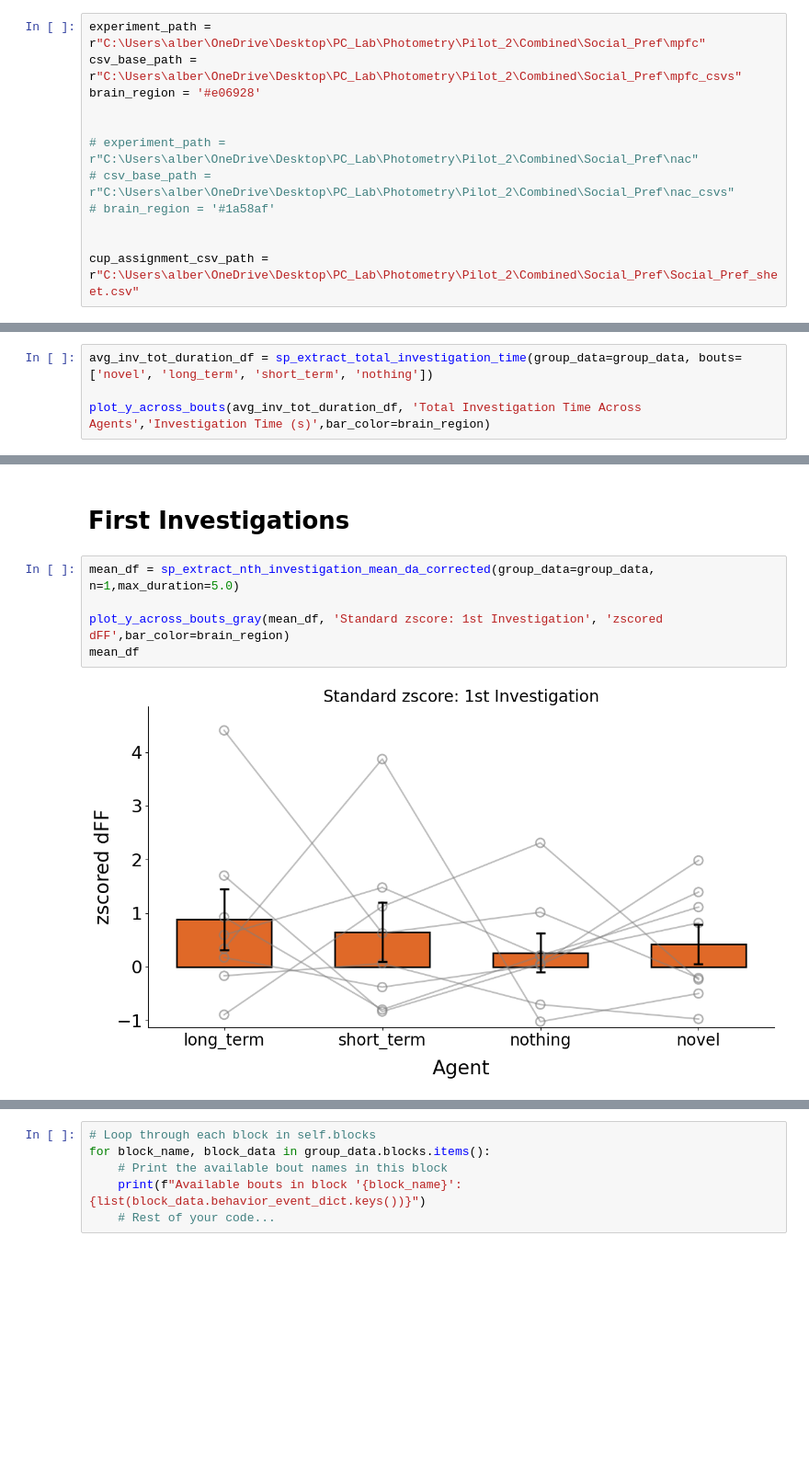
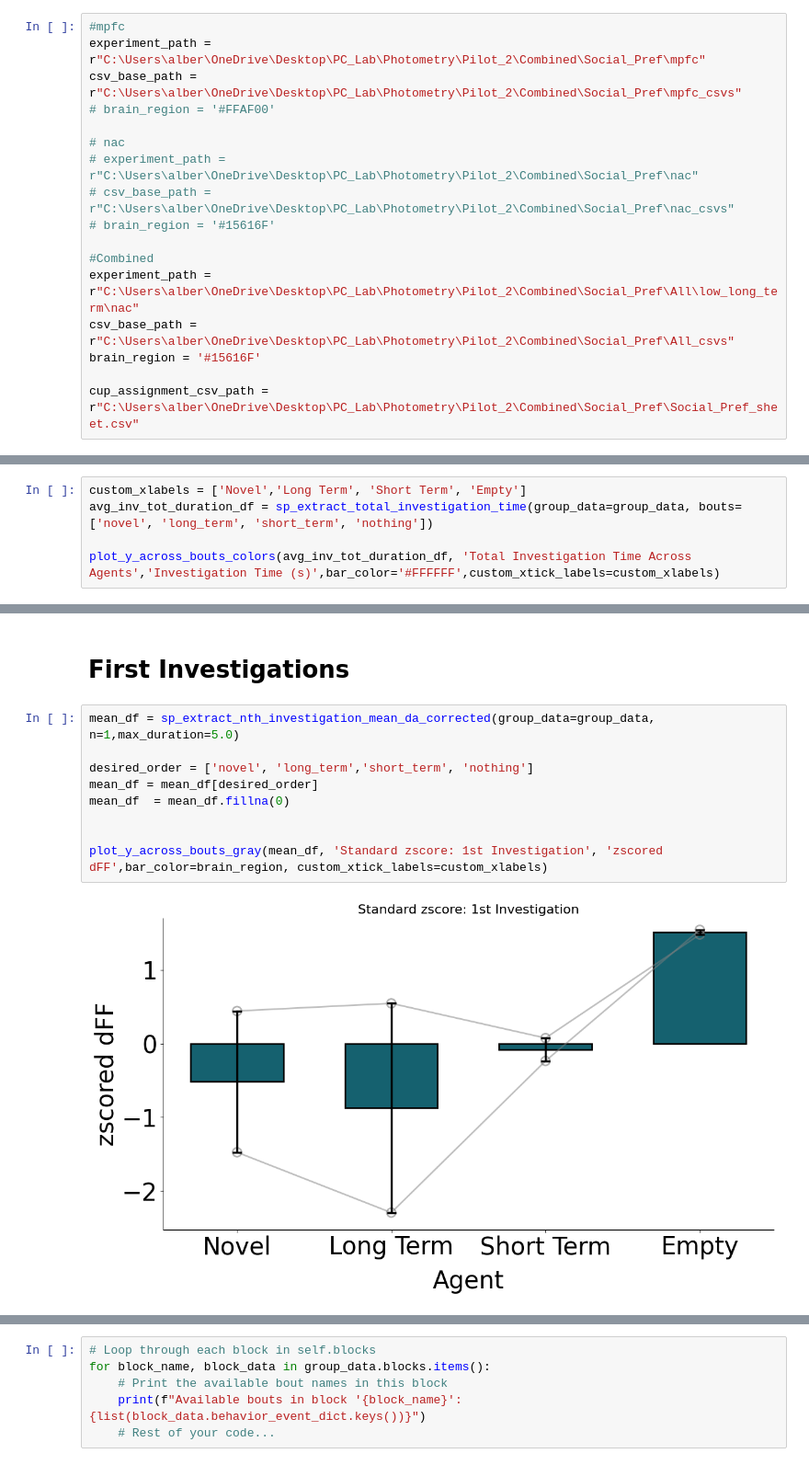
Before and after one commit to AlbertLeei/PCLAB_Photometry, a Jupyter notebook: P2_Code/social_pref/social_pref_analysis.ipynb, the cells around one changed output, grey strips where cells are left out. Shown at 92% size. Cells and saved outputs as stored; diff of their text form; blank space fills up the shorter version.

```diff
--- a/P2_Code/social_pref/social_pref_analysis.ipynb
+++ b/P2_Code/social_pref/social_pref_analysis.ipynb
@@ -16,15 +16,20 @@ from group_tdt_class import *
 from experiment_functions import *
 from social_pref.social_pref_extension import *
 # %%
+#mpfc
 experiment_path = r"C:\Users\alber\OneDrive\Desktop\PC_Lab\Photometry\Pilot_2\Combined\Social_Pref\mpfc"
 csv_base_path = r"C:\Users\alber\OneDrive\Desktop\PC_Lab\Photometry\Pilot_2\Combined\Social_Pref\mpfc_csvs"
-brain_region = '#e06928'
+# brain_region = '#FFAF00'
 
-
+# nac
 # experiment_path = r"C:\Users\alber\OneDrive\Desktop\PC_Lab\Photometry\Pilot_2\Combined\Social_Pref\nac"
 # csv_base_path = r"C:\Users\alber\OneDrive\Desktop\PC_Lab\Photometry\Pilot_2\Combined\Social_Pref\nac_csvs"
-# brain_region = '#1a58af'
+# brain_region = '#15616F'
 
+#Combined
+experiment_path = r"C:\Users\alber\OneDrive\Desktop\PC_Lab\Photometry\Pilot_2\Combined\Social_Pref\All\low_long_term\nac"
+csv_base_path = r"C:\Users\alber\OneDrive\Desktop\PC_Lab\Photometry\Pilot_2\Combined\Social_Pref\All_csvs"
+brain_region = '#15616F'
 
 cup_assignment_csv_path = r"C:\Users\alber\OneDrive\Desktop\PC_Lab\Photometry\Pilot_2\Combined\Social_Pref\Social_Pref_sheet.csv"
 # %%
@@ -70,7 +51,8 @@ Removed time segment from 178.9s to 187.9s.
 # %% [markdown]
 ## Total duration
 # %%
+custom_xlabels = ['Novel','Long Term', 'Short Term', 'Empty']
 avg_inv_tot_duration_df = sp_extract_total_investigation_time(group_data=group_data, bouts=['novel', 'long_term', 'short_term', 'nothing'])
 
-plot_y_across_bouts(avg_inv_tot_duration_df, 'Total Investigation Time Across Agents','Investigation Time (s)',bar_color=brain_region)
+plot_y_across_bouts_colors(avg_inv_tot_duration_df, 'Total Investigation Time Across Agents','Investigation Time (s)',bar_color='#FFFFFF',custom_xtick_labels=custom_xlabels)
 # %% [output]
@@ -80,7 +62,11 @@ plot_y_across_bouts(avg_inv_tot_duration_df, 'Total Investigation Time Across Ag
 # %%
 mean_df = sp_extract_nth_investigation_mean_da_corrected(group_data=group_data, n=1,max_duration=5.0)
 
-plot_y_across_bouts_gray(mean_df, 'Standard zscore: 1st Investigation', 'zscored dFF',bar_color=brain_region)
-mean_df
+desired_order = ['novel', 'long_term','short_term', 'nothing']
+mean_df = mean_df[desired_order]
+mean_df  = mean_df.fillna(0)
+
+
+plot_y_across_bouts_gray(mean_df, 'Standard zscore: 1st Investigation', 'zscored dFF',bar_color=brain_region, custom_xtick_labels=custom_xlabels)
 # %% [output]
-[figure, old version]
+[figure, new version]
```
Also changed, not shown: parts of 5 cells of this notebook, 14 other files.
